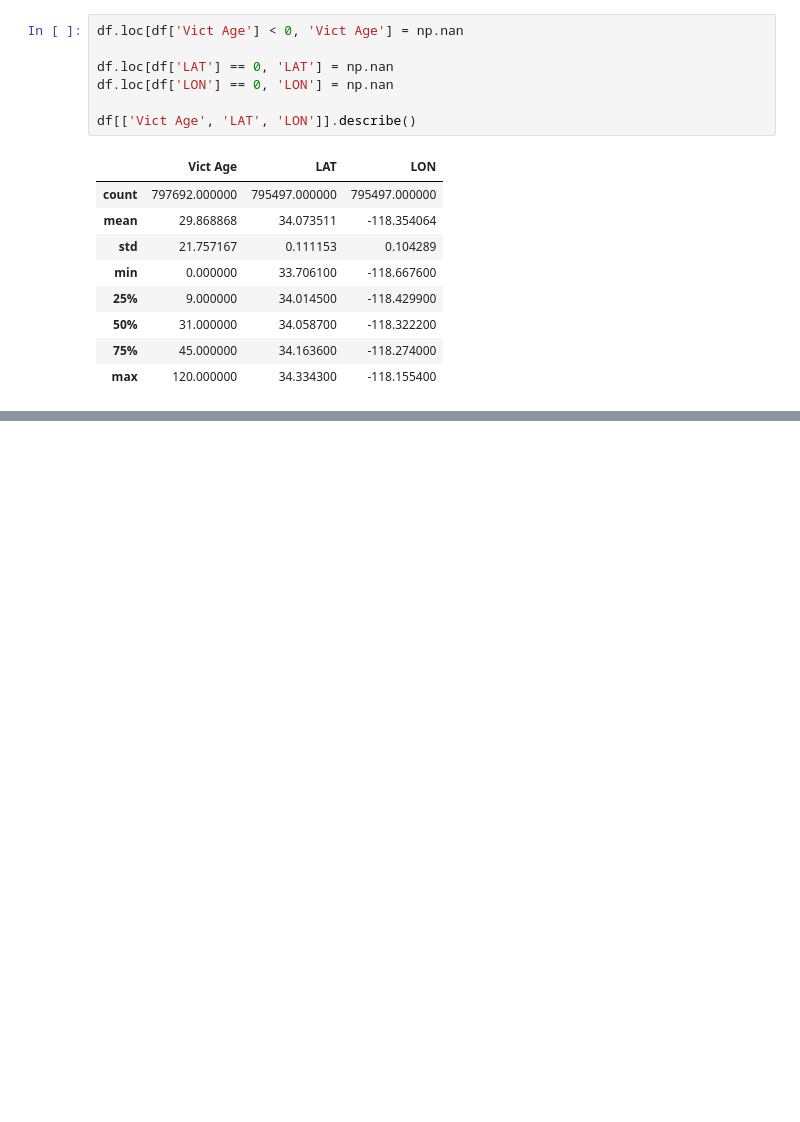
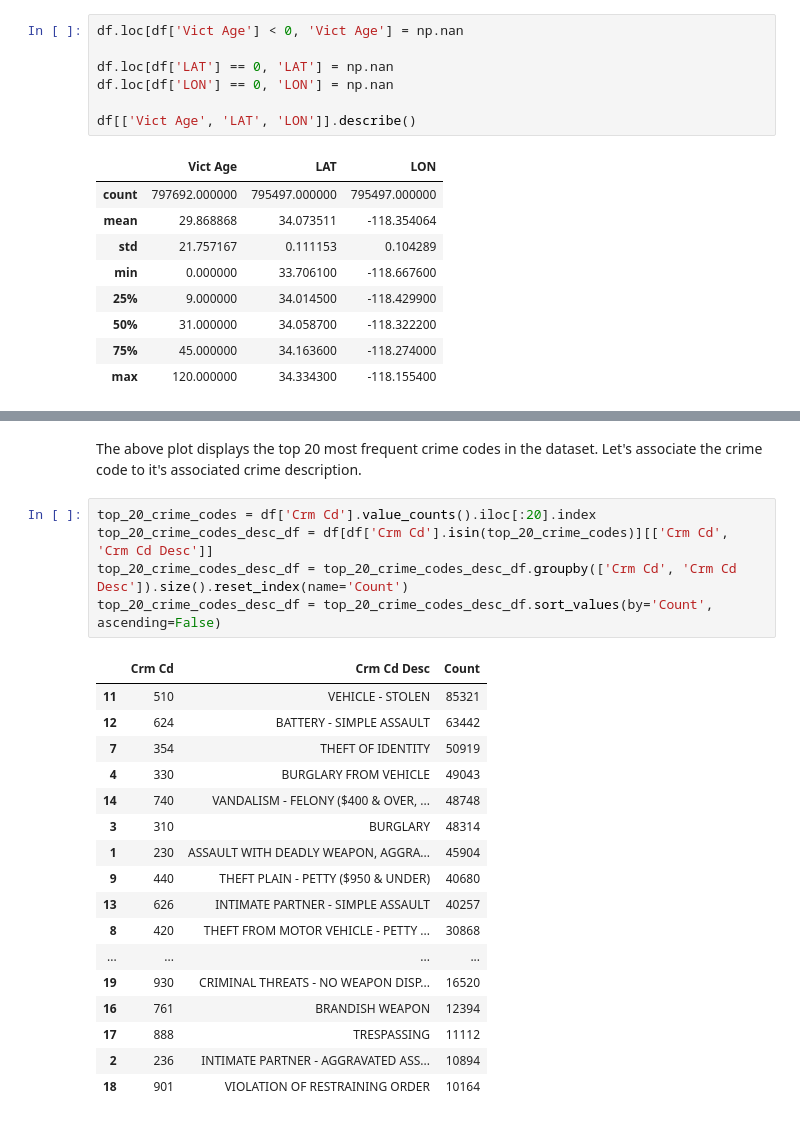
Before and after one commit to ganand2021/la-crime-data-analysis, a Jupyter notebook: data-analysis.ipynb, the cells around one changed output, grey strips where cells are left out. Saved outputs shown, nothing was run; the diff lists cells and outputs as text; blank space fills up the shorter version.

```diff
--- a/data-analysis.ipynb
+++ b/data-analysis.ipynb
@@ -262,0 +292,25 @@ df[['Vict Age', 'LAT', 'LON']].describe()
+# %% [markdown]
+The above plot displays the top 20 most frequent crime codes in the dataset. Let's associate the crime code to it's associated crime description.
+# %%
+top_20_crime_codes = df['Crm Cd'].value_counts().iloc[:20].index
+top_20_crime_codes_desc_df = df[df['Crm Cd'].isin(top_20_crime_codes)][['Crm Cd', 'Crm Cd Desc']]
+top_20_crime_codes_desc_df = top_20_crime_codes_desc_df.groupby(['Crm Cd', 'Crm Cd Desc']).size().reset_index(name='Count')
+top_20_crime_codes_desc_df = top_20_crime_codes_desc_df.sort_values(by='Count', ascending=False)
+# %% [output]
+|  | Crm Cd | Crm Cd Desc | Count |
+| 11 | 510 | VEHICLE - STOLEN | 85321 |
+| 12 | 624 | BATTERY - SIMPLE ASSAULT | 63442 |
+| 7 | 354 | THEFT OF IDENTITY | 50919 |
+| 4 | 330 | BURGLARY FROM VEHICLE | 49043 |
+| 14 | 740 | VANDALISM - FELONY ($400 & OVER, ... | 48748 |
+| 3 | 310 | BURGLARY | 48314 |
+| 1 | 230 | ASSAULT WITH DEADLY WEAPON, AGGRA... | 45904 |
+| 9 | 440 | THEFT PLAIN - PETTY ($950 & UNDER) | 40680 |
+| 13 | 626 | INTIMATE PARTNER - SIMPLE ASSAULT | 40257 |
+| 8 | 420 | THEFT FROM MOTOR VEHICLE - PETTY ... | 30868 |
+| ... | ... | ... | ... |
+| 19 | 930 | CRIMINAL THREATS - NO WEAPON DISP... | 16520 |
+| 16 | 761 | BRANDISH WEAPON | 12394 |
+| 17 | 888 | TRESPASSING | 11112 |
+| 2 | 236 | INTIMATE PARTNER - AGGRAVATED ASS... | 10894 |
+| 18 | 901 | VIOLATION OF RESTRAINING ORDER | 10164 |
```
Also changed, not shown: parts of 7 cells of this notebook, 1 other file.
